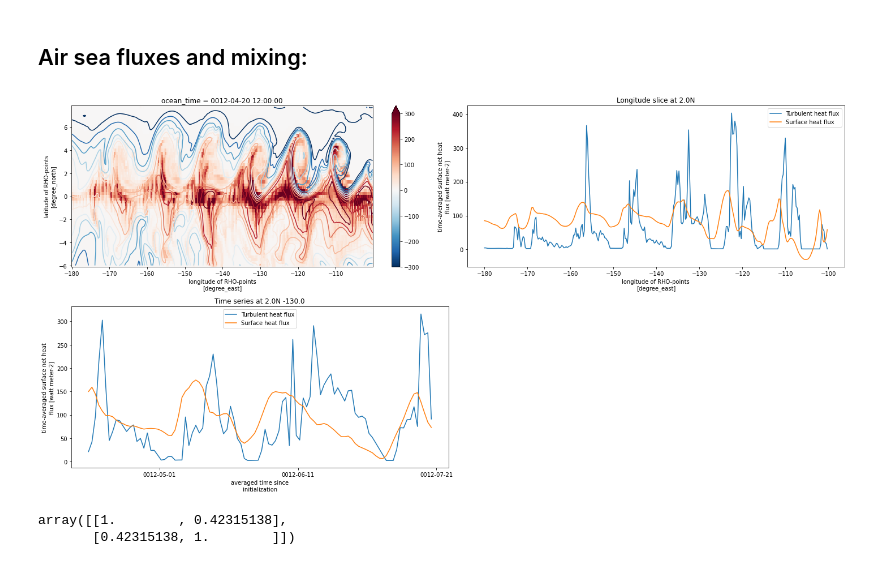
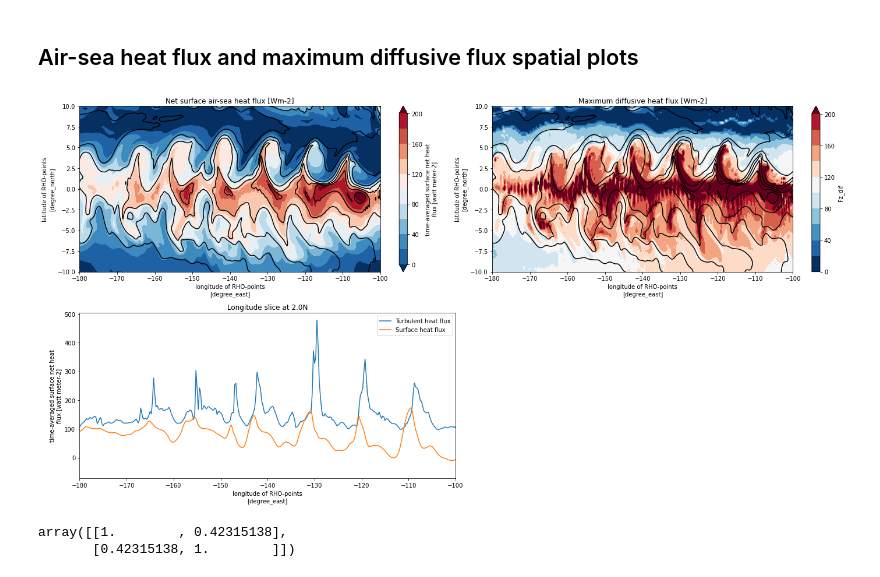
Before and after one commit to rmholmes/SAPEQ_ROMS_analysis, a Jupyter notebook: ROMS_Analysis.ipynb, the cells around one changed output. Saved outputs shown, nothing was run; the diff lists cells and outputs as text; code cells hidden in the pictures.

Commit message:
Decomp mixing terms properly.

```diff
--- a/ROMS_Analysis.ipynb
+++ b/ROMS_Analysis.ipynb
@@ -68,0 +243,3 @@ CROCOavg = CROCOavg.isel(xi_rho=slice(ln1ic,ln2ic)).isel(eta_rho=slice(lt1ic,lt2
+# %%
+# fdia.Fz.load();
+fdia.Fz_shf.load();
@@ -69,2 +253,11 @@ CROCOavg = CROCOavg.isel(xi_rho=slice(ln1ic,ln2ic)).isel(eta_rho=slice(lt1ic,lt2
+# %%
+fdia.Fz_dif.load();
+# fdia.Fz_nol.load();
+# %%
+# fdia.HfDia.load();
+fdia.HfDia_shf.load();
+# %%
+fdia.HfDia_dif.load();
+# fdia.HfDia_nol.load();
 # %% [markdown]
-## Air sea fluxes and mixing:
+## Air-sea heat flux and maximum diffusive flux spatial plots
@@ -97,36 +264,49 @@ Fz_shf += (favg.shflux-favg.swrad)*surf # Total surface flux (3D)
 # %%
+# Plot net air-sea heat flux and maximum diffusive flux:
+time = 10
+shflux = favg.shflux.isel(ocean_time=time)
+Fz_diff_max = fdia.Fz_dif.isel(ocean_time=time).max('s_w') # -fdia.Fz_shf.isel(ocean_time=time)).max('s_w')
+SST = favg.temp.isel(ocean_time=time).isel(s_rho=-1)
+
 plt.figure(figsize=(20,10))
-#xlims = [-180.,-100.]
-#ylims = [-10.,10.]
-time = 10
+xlims = [-180.,-100.]
+ylims = [-10.,10.]
 
 lt = 2.0
 ln = -130.
 lt_ind = int(abs(favg.lat_rho.isel(xi_rho=0)-lt).argmin())
 ln_ind = int(abs(favg.lon_rho.isel(eta_rho=0)-ln).argmin())
 
 plt.subplot(2,2,1)
-Fz_diff_max.isel(ocean_time=time).plot(vmin=-300.,vmax=300.,cmap='RdBu_r',x='lon_rho',y='lat_rho')
-favg.shflux.isel(ocean_time=time).plot.contour(x='lon_rho',y='lat_rho',levels=np.arange(0.,200.,20.))
-#plt.xlim(xlims)
-#plt.ylim(ylims)
+shflux.plot.contourf(x='lon_rho',y='lat_rho',levels=np.arange(0.,220.,20.),cmap='RdBu_r')
+SST.plot.contour(x='lon_rho',y='lat_rho',levels=np.arange(0.,34.,1.),colors='k')
+plt.xlim(xlims)
+plt.ylim(ylims)
+plt.title('Net surface air-sea heat flux [Wm-2]')
 
 plt.subplot(2,2,2)
-Fz_diff_max.isel(ocean_time=time).isel(eta_rho=lt_ind).plot(x='lon_rho',label='Turbulent heat flux')
-favg.shflux.isel(ocean_time=time).isel(eta_rho=lt_ind).plot(x='lon_rho',label='Surface heat flux')
-#plt.xlim(xlims)
+Fz_diff_max.plot.contourf(x='lon_rho',y='lat_rho',levels=np.arange(0.,220.,20.),cmap='RdBu_r')
+SST.plot.contour(x='lon_rho',y='lat_rho',levels=np.arange(0.,34.,1.),colors='k')
+plt.xlim(xlims)
+plt.ylim(ylims)
+plt.title('Maximum diffusive heat flux [Wm-2]')
+
+plt.subplot(2,2,3)
+Fz_diff_max.isel(eta_rho=lt_ind).plot(x='lon_rho',label='Turbulent heat flux')
+shflux.isel(eta_rho=lt_ind).plot(x='lon_rho',label='Surface heat flux')
 plt.legend()
 plt.title('Longitude slice at ' + str(lt) + 'N')
+plt.xlim(xlims)
 
-plt.subplot(2,2,3)
-Fz_diff_max.isel(eta_rho=lt_ind).isel(xi_rho=ln_ind).plot(label='Turbulent heat flux')
-favg.shflux.isel(eta_rho=lt_ind).isel(xi_rho=ln_ind).plot(label='Surface heat flux')
-plt.legend()
-plt.title('Time series at ' + str(lt) + 'N ' + str(ln))
+#plt.subplot(2,2,4)
+#(fdia.Fz_dif).max('s_w').isel(eta_rho=lt_ind).isel(xi_rho=ln_ind).plot(label='Turbulent heat flux')
+#favg.shflux.isel(eta_rho=lt_ind).isel(xi_rho=ln_ind).plot(label='Surface heat flux')
+#plt.legend()
+#plt.title('Time series at ' + str(lt) + 'N ' + str(ln))
 
 plt.tight_layout()
 # %% [output]
-[figure, old version]
+[figure, new version]
 # %%
 np.corrcoef([Fz_diff_max.isel(eta_rho=lt_ind).isel(xi_rho=ln_ind).shift(ocean_time=-5).fillna(0.).values,favg.shflux.isel(eta_rho=lt_ind).isel(xi_rho=ln_ind).values])
 # %% [output]
```
Also changed, not shown: parts of 46 cells of this notebook.
